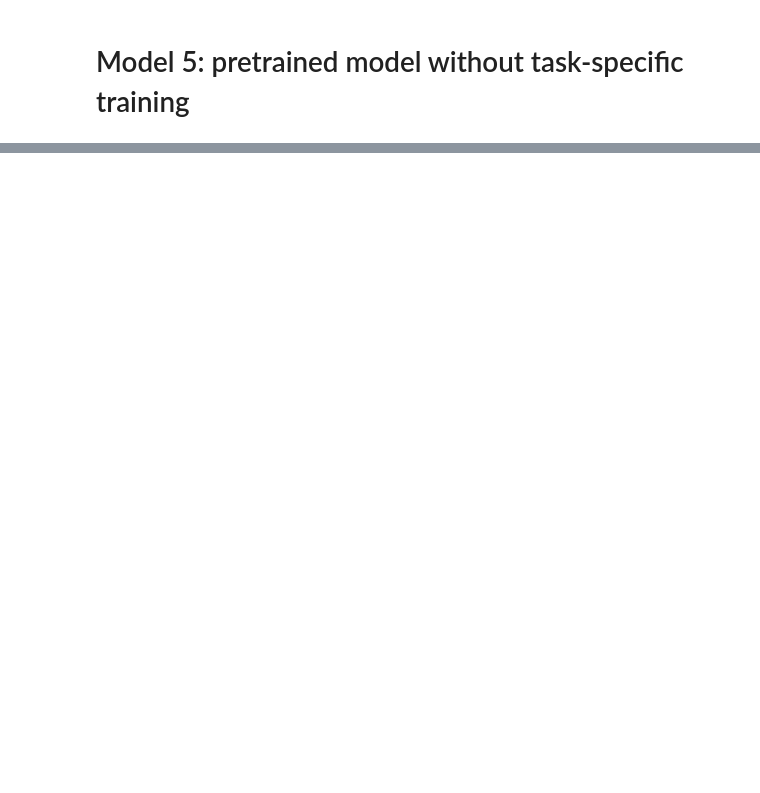
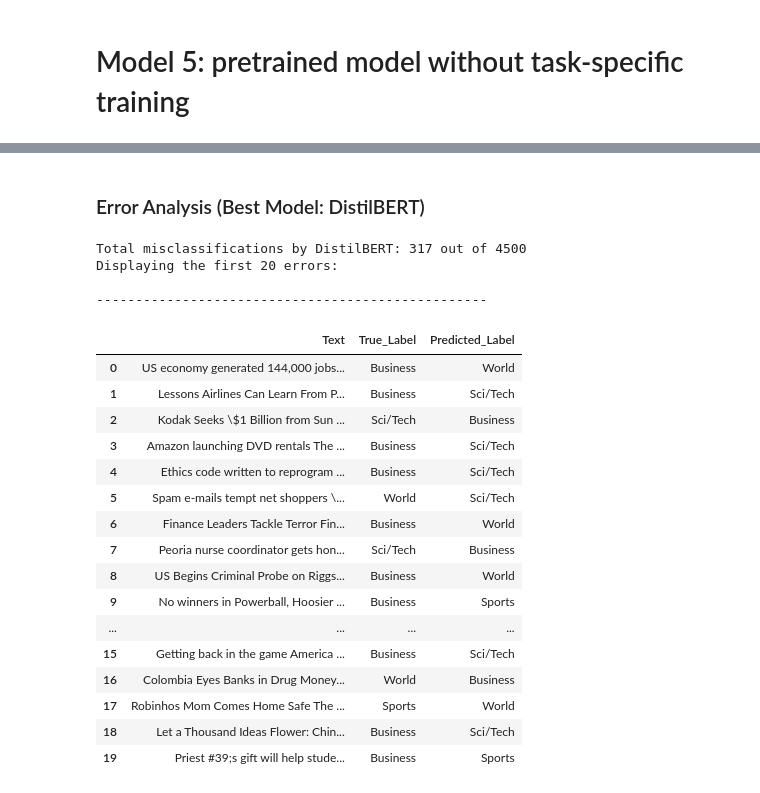
Before and after one commit to karaberke/ag_news-comparative-study, a Jupyter notebook: ag_news_comparative_study.ipynb, the cells around one changed output, grey strips where cells are left out. Drawn from its saved outputs; the diff is of its cells as text; code cells hidden in the pictures; blank space fills up the shorter version.

Commit message:
Added Error Analysis and Interpretability sections

```diff
--- a/ag_news_comparative_study.ipynb
+++ b/ag_news_comparative_study.ipynb
@@ -57,5 +68,11 @@ ds = load_dataset("fancyzhx/ag_news")
 ds_combined = concatenate_datasets([ds["train"], ds["test"]])
 df = pd.DataFrame(ds_combined)
 w2v_model = api.load("word2vec-google-news-300")
+
 device = torch.device("cuda" if torch.cuda.is_available() else "cpu")
+pipeline_device = 0 if torch.cuda.is_available() else -1
 print(f"Using device: {device}")
+
+# Global Label Mappings
+id2label = {0: "World", 1: "Sports", 2: "Business", 3: "Sci/Tech"}
+label2id = {v: k for k, v in id2label.items()}
@@ -428,24 +631,12 @@ print("Test Macro F1:", f1_score(labels, preds, average="macro"))
 # %% [markdown]
 # Model 5: pretrained model without task-specific training
 # %%
-
-id2label = {
-    0: "World",
-    1: "Sports",
-    2: "Business",
-    3: "Sci/Tech"
-}
-
-label2id = {v: k for k, v in id2label.items()}
 candidate_labels = list(label2id.keys())
-
-device = 0 if torch.cuda.is_available() else -1
-print("Using device:", "GPU" if device == 0 else "CPU")
 
 zero_shot_classifier = pipeline(
     "zero-shot-classification",
     model="facebook/bart-large-mnli",
-    device=device
+    device=pipeline_device
 )
 
 def predict_zero_shot(texts, batch_size=16):
@@ -461,7 +652,6 @@ def predict_zero_shot(texts, batch_size=16):
             multi_label=False
         )
 
-
         if isinstance(outputs, dict):
             outputs = [outputs]
 
@@ -517,0 +728,47 @@ print(confusion_matrix(test_labels, zero_test_preds))
+# %% [markdown]
+### Error Analysis (Best Model: DistilBERT)
+# %%
+# test_preds currently holds the predictions from Model 4 (DistilBERT)
+# test_labels holds the true labels
+incorrect_indices = np.where(test_preds != test_labels)[0]
+
+# Create a DataFrame to easily view the errors using global id2label
+error_data = {
+    "Text": [test_df["text"].iloc[i] for i in incorrect_indices],
+    "True_Label": [id2label[test_labels[i]] for i in incorrect_indices],
+    "Predicted_Label": [id2label[test_preds[i]] for i in incorrect_indices]
+}
+
+error_df = pd.DataFrame(error_data)
+
+print(f"Total misclassifications by DistilBERT: {len(error_df)} out of {len(test_labels)}")
+print("Displaying the first 20 errors:\n")
+print("-"*50)
+# Set pandas display options so text isn't truncated
+pd.set_option('display.max_colwidth', None)
+display(error_df.head(20))
+
+# Reset display options afterward
+pd.reset_option('display.max_colwidth')
+# %% [output]
+Total misclassifications by DistilBERT: 317 out of 4500
+Displaying the first 20 errors:
+
+--------------------------------------------------
+|  | Text | True_Label | Predicted_Label |
+| 0 | US economy generated 144,000 jobs... | Business | World |
+| 1 | Lessons Airlines Can Learn From P... | Business | Sci/Tech |
+| 2 | Kodak Seeks \$1 Billion from Sun ... | Sci/Tech | Business |
+| 3 | Amazon launching DVD rentals The ... | Business | Sci/Tech |
+| 4 | Ethics code written to reprogram ... | Business | Sci/Tech |
+| 5 | Spam e-mails tempt net shoppers \... | World | Sci/Tech |
+| 6 | Finance Leaders Tackle Terror Fin... | Business | World |
+| 7 | Peoria nurse coordinator gets hon... | Sci/Tech | Business |
+| 8 | US Begins Criminal Probe on Riggs... | Business | World |
+| 9 | No winners in Powerball, Hoosier ... | Business | Sports |
+| ... | ... | ... | ... |
+| 15 | Getting back in the game America ... | Business | Sci/Tech |
+| 16 | Colombia Eyes Banks in Drug Money... | World | Business |
+| 17 | Robinhos Mom Comes Home Safe The ... | Sports | World |
+| 18 | Let a Thousand Ideas Flower: Chin... | Business | Sci/Tech |
+| 19 | Priest #39;s gift will help stude... | Business | Sports |
```
Also changed, not shown: parts of 22 cells of this notebook.
